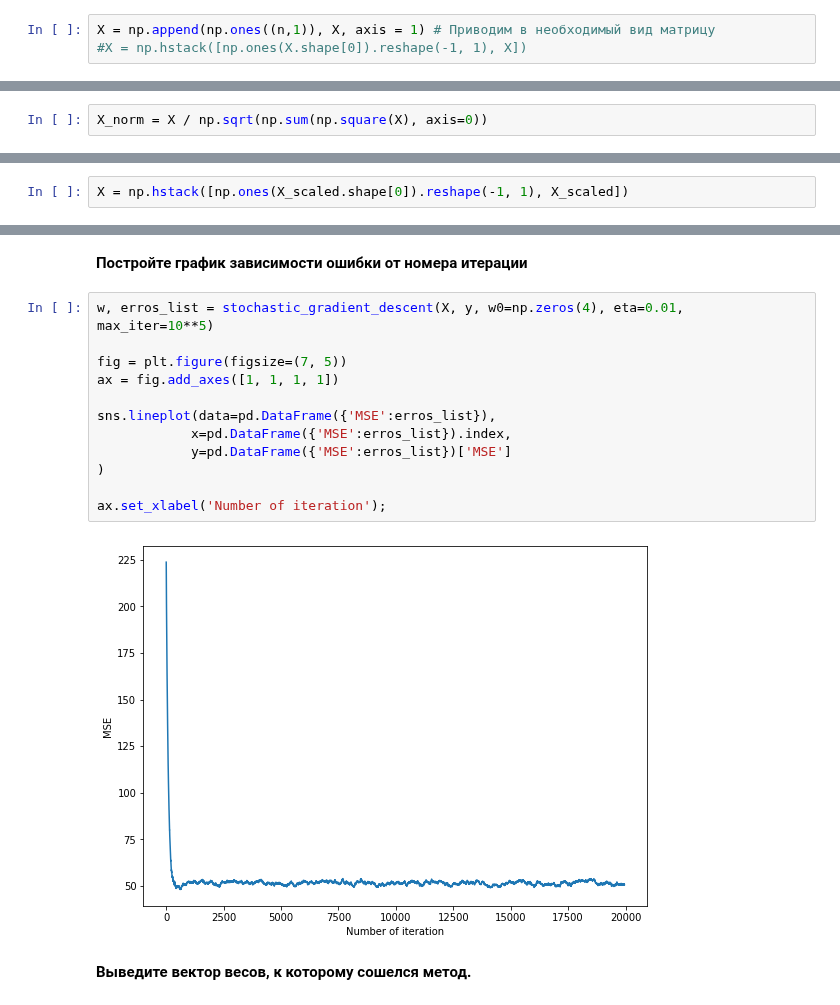
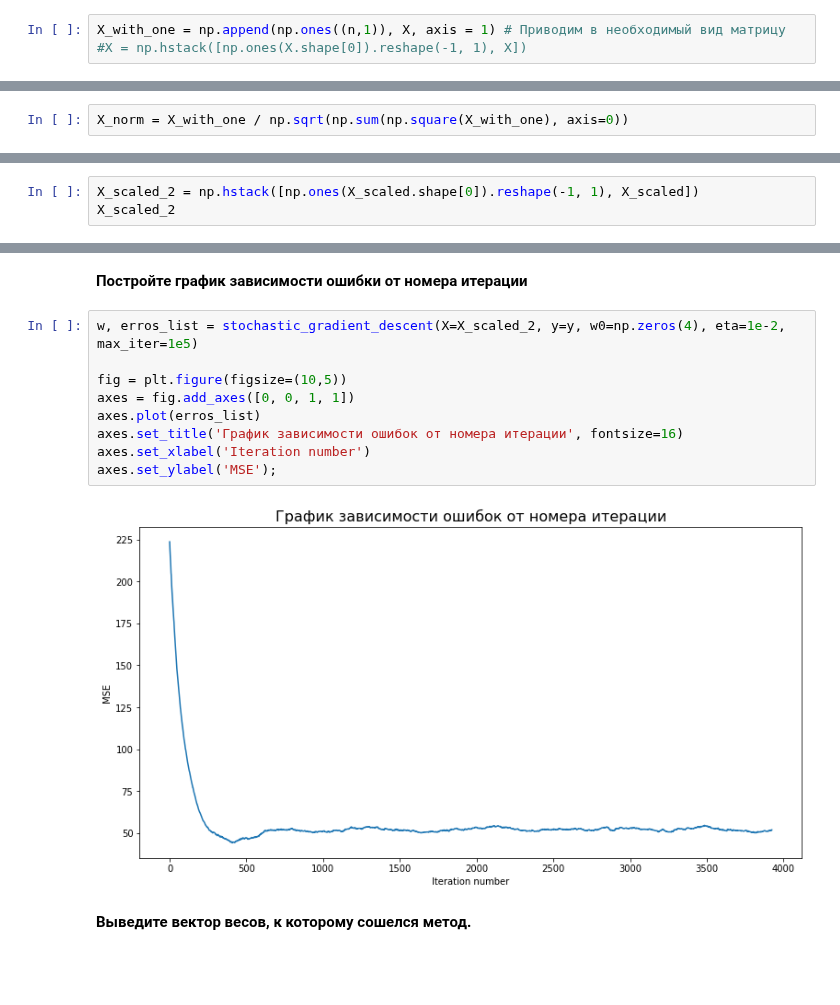
Before and after one commit to PoluboyarinovSI/SF_DataScience, a Jupyter notebook: Current_tasks/Практика_Оптимизация.ipynb, the cells around one changed output, grey strips where cells are left out. Cells and saved outputs as stored; diff of their text form; blank space fills up the shorter version.

```diff
--- a/Current_tasks/Практика_Оптимизация.ipynb
+++ b/Current_tasks/Практика_Оптимизация.ipynb
@@ -38,12 +38,12 @@ y = data['sales'].values.reshape(n, 1) # Приводим в необходим
 # %% [markdown]
 **Добавим единичный столбец для того, чтобы у нас был свободный коэффициент в уравнении регрессии:**
 # %%
-X = np.append(np.ones((n,1)), X, axis = 1) # Приводим в необходимый вид матрицу
+X_with_one = np.append(np.ones((n,1)), X, axis = 1) # Приводим в необходимый вид матрицу
 #X = np.hstack([np.ones(X.shape[0]).reshape(-1, 1), X])
 # %% [markdown]
 **Нормализуем данные: обычно это необходимо для корректной работы алгоритма**
 # %%
-X_norm = X / np.sqrt(np.sum(np.square(X), axis=0))
+X_norm = X_with_one / np.sqrt(np.sum(np.square(X_with_one), axis=0))
 # %% [markdown]
 **Реализуйте алгоритм координатного спуска:** (3 балла)
 
@@ -98,4 +98,5 @@ X_scaled = (X - np.mean(X, axis=0)) / np.std(X, axis=0)
 # %% [markdown]
 **Добавим единичный столбец**
 # %%
-X = np.hstack([np.ones(X_scaled.shape[0]).reshape(-1, 1), X_scaled])
+X_scaled_2 = np.hstack([np.ones(X_scaled.shape[0]).reshape(-1, 1), X_scaled])
+X_scaled_2
@@ -178,20 +197,17 @@ def stochastic_gradient_descent(X, y, w0, eta, max_iter, min_dist=1e-6):
  **Запустите $10^5$ итераций стохастического градиентного спуска. Укажите вектор начальных весов, состоящий из нулей. Можете поэкспериментировать с параметром, отвечающим за темп обучения.**
 # %% [markdown]
 **Постройте график зависимости ошибки от номера итерации**
-# %%
-w, erros_list = stochastic_gradient_descent(X, y, w0=np.zeros(4), eta=0.01, max_iter=10**5)
-
-fig = plt.figure(figsize=(7, 5))
-ax = fig.add_axes([1, 1, 1, 1])
-
-sns.lineplot(data=pd.DataFrame({'MSE':erros_list}),
-            x=pd.DataFrame({'MSE':erros_list}).index,
-            y=pd.DataFrame({'MSE':erros_list})['MSE']
-)
-
-ax.set_xlabel('Number of iteration');
-# %% [output]
-[figure, removed]
+# %%
+w, erros_list = stochastic_gradient_descent(X=X_scaled_2, y=y, w0=np.zeros(4), eta=1e-2, max_iter=1e5)
+
+fig = plt.figure(figsize=(10,5))
+axes = fig.add_axes([0, 0, 1, 1])
+axes.plot(erros_list)
+axes.set_title('График зависимости ошибок от номера итерации', fontsize=16)
+axes.set_xlabel('Iteration number')
+axes.set_ylabel('MSE');
+# %% [output]
+[figure, added]
 # %% [markdown]
 **Выведите вектор весов, к которому сошелся метод.**
 # %%
```
Also changed, not shown: parts of 3 cells of this notebook.
